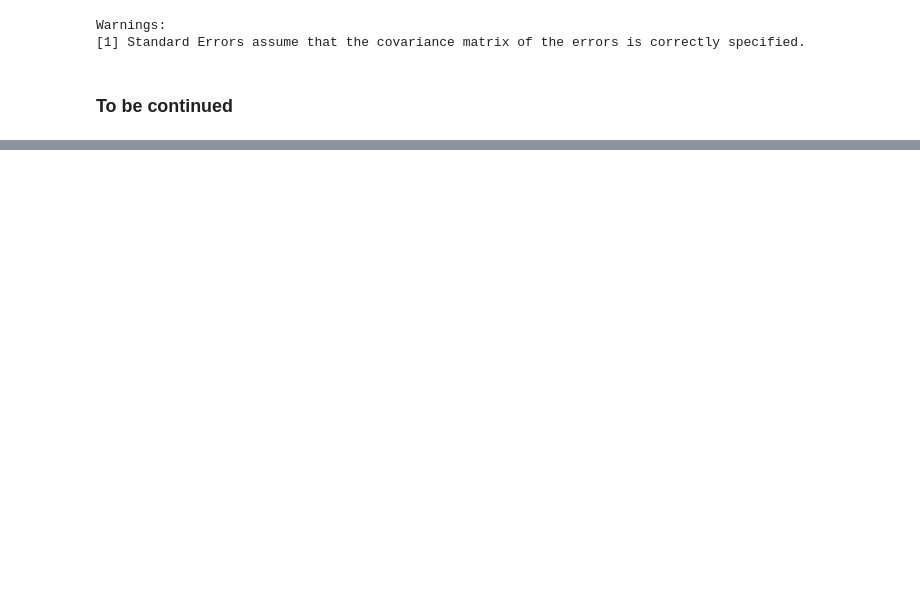
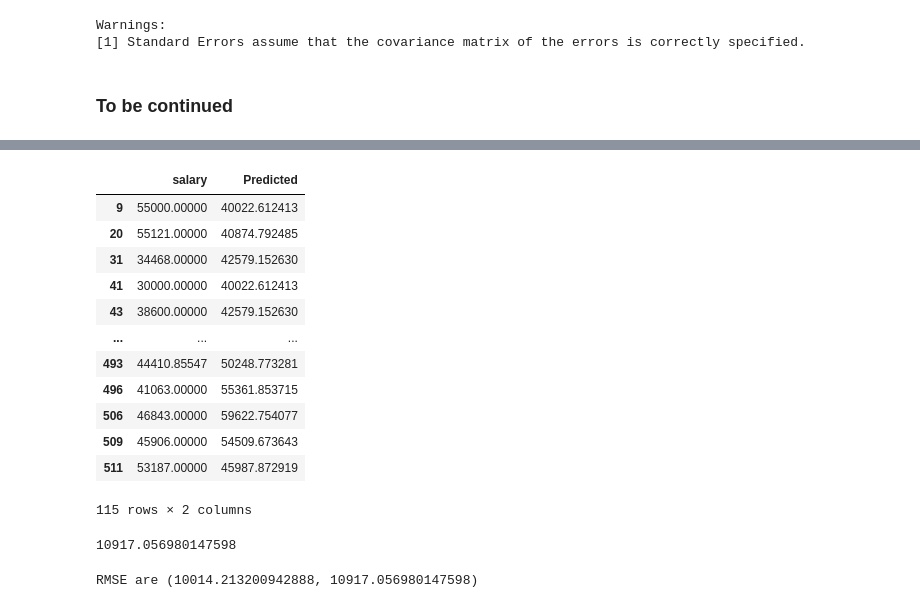
Before and after one commit to tshepojrampai/multivariate_linear_regression, a Jupyter notebook: linear_regression.ipynb, the cells around one changed output, grey strips where cells are left out. Drawn from its saved outputs; the diff is of its cells as text; code cells hidden in the pictures; blank space fills up the shorter version.

```diff
--- a/linear_regression.ipynb
+++ b/linear_regression.ipynb
@@ -489,0 +539,3 @@ Warnings:
+# %%
+df_test_comp = model.predict(df_test)
+df_test_comp
@@ -489,0 +557,21 @@ Warnings:
+# %%
+df_test_comp = pd.DataFrame(df_test_comp)
+df_test_comp.rename(columns={0:'Predicted'})
+df_test_comp['salary'] = df_test['salary']
+# %%
+df_test_comp = df_test_comp.loc[:,['salary',0]]
+df_test_comp.rename(columns={0:'Predicted'})
+# %% [output]
+|  | salary | Predicted |
+| 9 | 55000.00000 | 40022.612413 |
+| 20 | 55121.00000 | 40874.792485 |
+| 31 | 34468.00000 | 42579.152630 |
+| 41 | 30000.00000 | 40022.612413 |
+| 43 | 38600.00000 | 42579.152630 |
+| ... | ... | ... |
+| 493 | 44410.85547 | 50248.773281 |
+| 496 | 41063.00000 | 55361.853715 |
+| 506 | 46843.00000 | 59622.754077 |
+| 509 | 45906.00000 | 54509.673643 |
+| 511 | 53187.00000 | 45987.872919 |
+115 rows × 2 columns
@@ -489,0 +584,8 @@ Warnings:
+# %%
+rms_test
+# %% [output]
+10917.056980147598
+# %%
+print('RMSE are',(rms_train,rms_test))
+# %% [output]
+RMSE are (10014.213200942888, 10917.056980147598)
```
Also changed, not shown: parts of 26 cells of this notebook.
